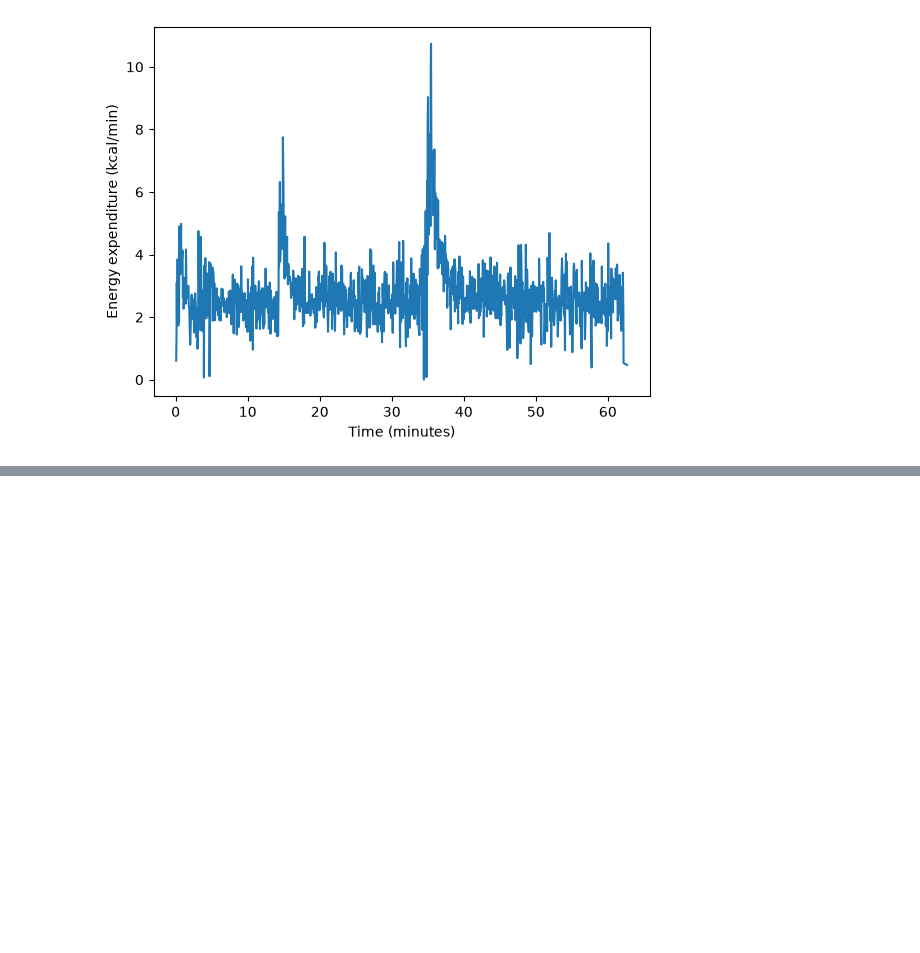
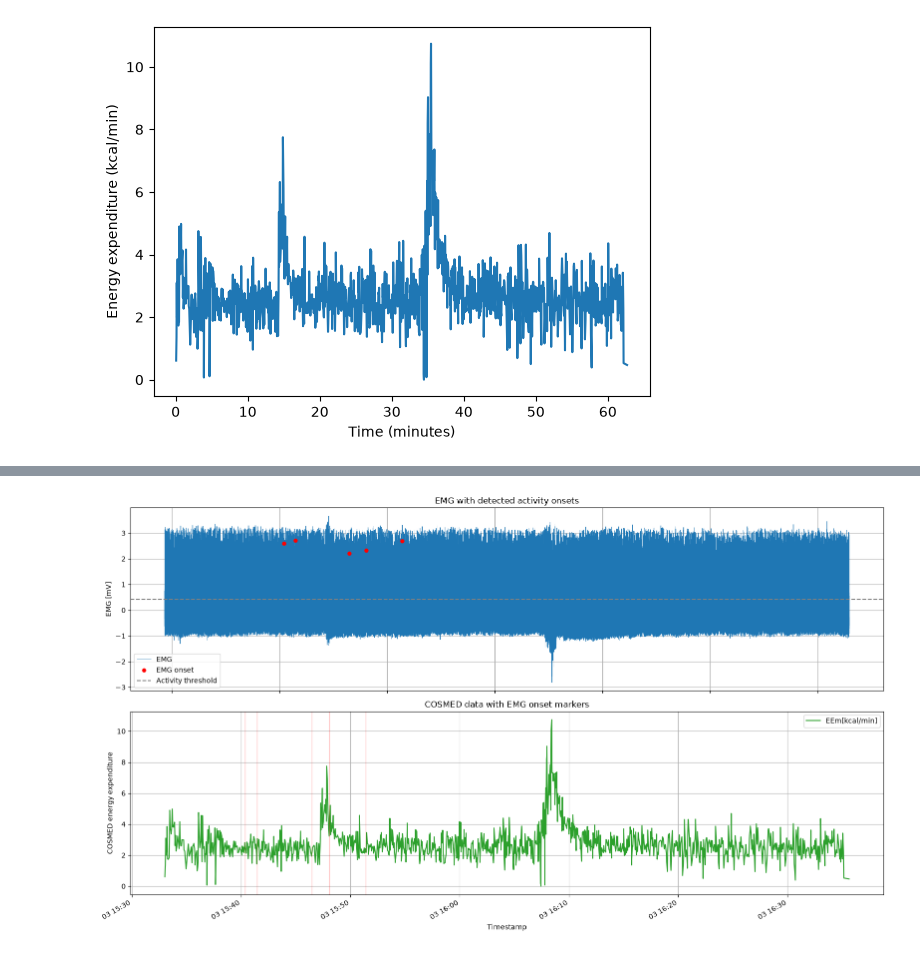
Before and after one commit to n7-sehgalr/wearable-mlee, a Jupyter notebook: notebooks/groundtruth.ipynb, the cells around one changed output, grey strips where cells are left out. Cells and saved outputs as stored; diff of their text form; code cells hidden in the pictures; blank space fills up the shorter version.

```diff
--- a/notebooks/groundtruth.ipynb
+++ b/notebooks/groundtruth.ipynb
@@ -173,0 +324,87 @@ df_emg =
+# %%
+df_exg = df_exg.sort_values("timestamp").set_index("timestamp")
+
+emg_signal = pd.to_numeric(df_exg["EMG [mV]"], errors="coerce")
+emg_activity = emg_signal.abs()
+
+envelope = emg_activity.rolling("100ms", min_periods=1).mean()
+
+baseline = envelope.quantile(0.25)
+mad = (envelope - baseline).abs().median()
+activity_threshold = baseline + 10 * mad
+
+quiet_before = (
+    envelope.shift(1).rolling("1s").max()
+    < activity_threshold
+)
+
+onset = (envelope >= activity_threshold) & quiet_before
+onset_times = df_exg.index[onset]
+# %%
+cosmed_column = next(
+    column for column in df_cosmed.columns
+    if str(column).startswith("EEm")
+)
+
+fig, axes = plt.subplots(
+    2,
+    1,
+    figsize=(16, 9),
+    sharex=False,
+)
+
+# EMG
+axes[0].plot(
+    df_exg.index,
+    df_exg["EMG [mV]"],
+    linewidth=0.5,
+    label="EMG",
+)
+
+axes[0].plot(
+    onset_times,
+    df_exg.loc[onset_times, "EMG [mV]"],
+    "ro",
+    markersize=5,
+    label="EMG onset",
+)
+
+axes[0].axhline(
+    activity_threshold,
+    color="gray",
+    linestyle="--",
+    label="Activity threshold",
+)
+
+axes[0].set_title("EMG with detected activity onsets")
+axes[0].set_ylabel("EMG [mV]")
+axes[0].legend()
+axes[0].grid(True)
+
+# COSMED
+axes[1].plot(
+    df_cosmed["timestamp"],
+    pd.to_numeric(df_cosmed[cosmed_column], errors="coerce"),
+    color="tab:green",
+    label=cosmed_column,
+)
+
+for onset_time in onset_times:
+    axes[1].axvline(
+        onset_time,
+        color="red",
+        alpha=0.25,
+        linewidth=1,
+    )
+
+axes[1].set_title("COSMED data with EMG onset markers")
+axes[1].set_xlabel("Timestamp")
+axes[1].set_ylabel("COSMED energy expenditure")
+axes[1].legend()
+axes[1].grid(True)
+
+fig.autofmt_xdate()
+plt.tight_layout()
+plt.show()
+# %% [output]
+[figure, added]
```
Also changed, not shown: parts of 27 cells of this notebook, 2 other files.
